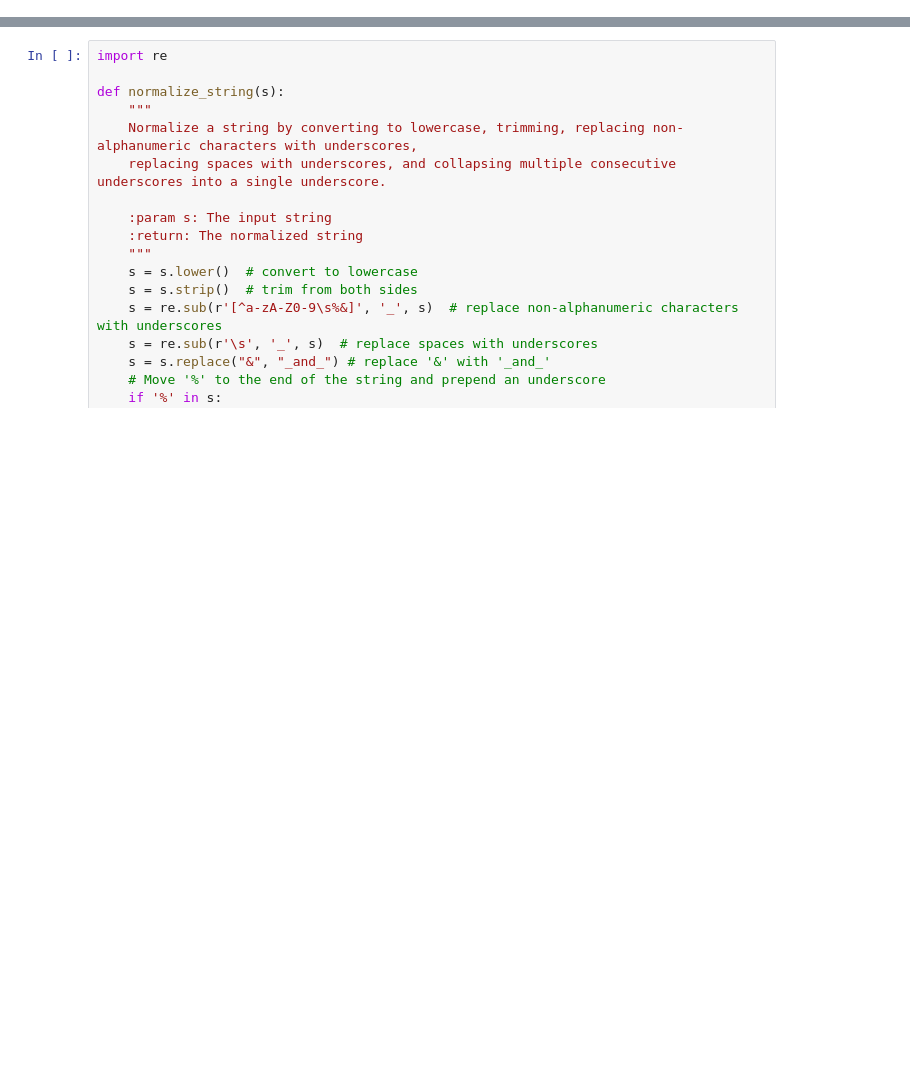
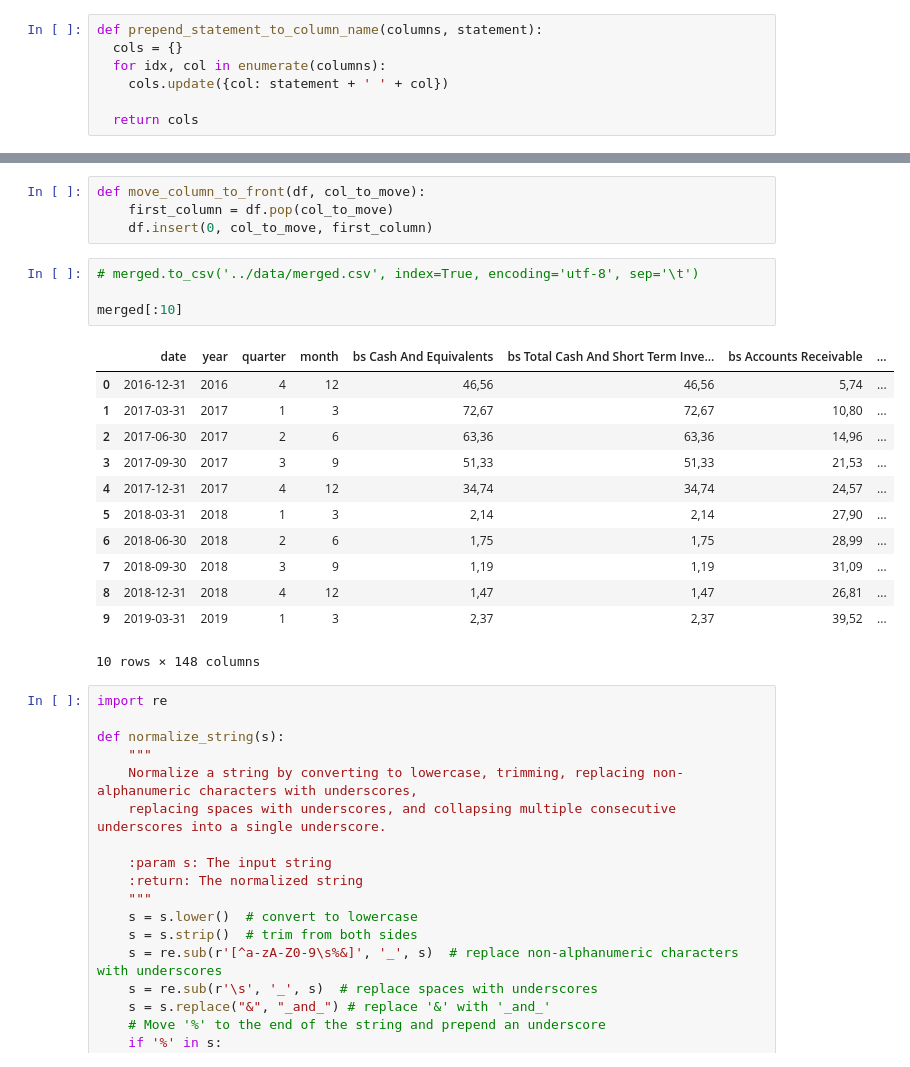
Before and after one commit to weignerp/python, a Jupyter notebook: scikit/company.ipynb, the cells around one changed output, grey strips where cells are left out. Drawn from its saved outputs; the diff is of its cells as text; blank space fills up the shorter version.

```diff
--- a/scikit/company.ipynb
+++ b/scikit/company.ipynb
@@ -6 +83,8 @@ from sklearn.decomposition import PCA
+# %%
+def prepend_statement_to_column_name(columns, statement):
+  cols = {}
+  for idx, col in enumerate(columns):
+    cols.update({col: statement + ' ' + col})
+
+  return cols
 # %%
@@ -43,3 +138,24 @@ dtype: object
+# %%
+def move_column_to_front(df, col_to_move):
+    first_column = df.pop(col_to_move)
+    df.insert(0, col_to_move, first_column)
+# %%
+# merged.to_csv('../data/merged.csv', index=True, encoding='utf-8', sep='\t')
+
+merged[:10]
+# %% [output]
+|  | date | year | quarter | month | bs Cash And Equivalents | bs Total Cash And Short Term Inve... | bs Accounts Receivable | ... |
+| 0 | 2016-12-31 | 2016 | 4 | 12 | 46,56 | 46,56 | 5,74 | ... |
+| 1 | 2017-03-31 | 2017 | 1 | 3 | 72,67 | 72,67 | 10,80 | ... |
+| 2 | 2017-06-30 | 2017 | 2 | 6 | 63,36 | 63,36 | 14,96 | ... |
+| 3 | 2017-09-30 | 2017 | 3 | 9 | 51,33 | 51,33 | 21,53 | ... |
+| 4 | 2017-12-31 | 2017 | 4 | 12 | 34,74 | 34,74 | 24,57 | ... |
+| 5 | 2018-03-31 | 2018 | 1 | 3 | 2,14 | 2,14 | 27,90 | ... |
+| 6 | 2018-06-30 | 2018 | 2 | 6 | 1,75 | 1,75 | 28,99 | ... |
+| 7 | 2018-09-30 | 2018 | 3 | 9 | 1,19 | 1,19 | 31,09 | ... |
+| 8 | 2018-12-31 | 2018 | 4 | 12 | 1,47 | 1,47 | 26,81 | ... |
+| 9 | 2019-03-31 | 2019 | 1 | 3 | 2,37 | 2,37 | 39,52 | ... |
+10 rows × 148 columns
 # %%
 import re
 
```
Also changed, not shown: parts of 13 cells of this notebook, 1 other file.
